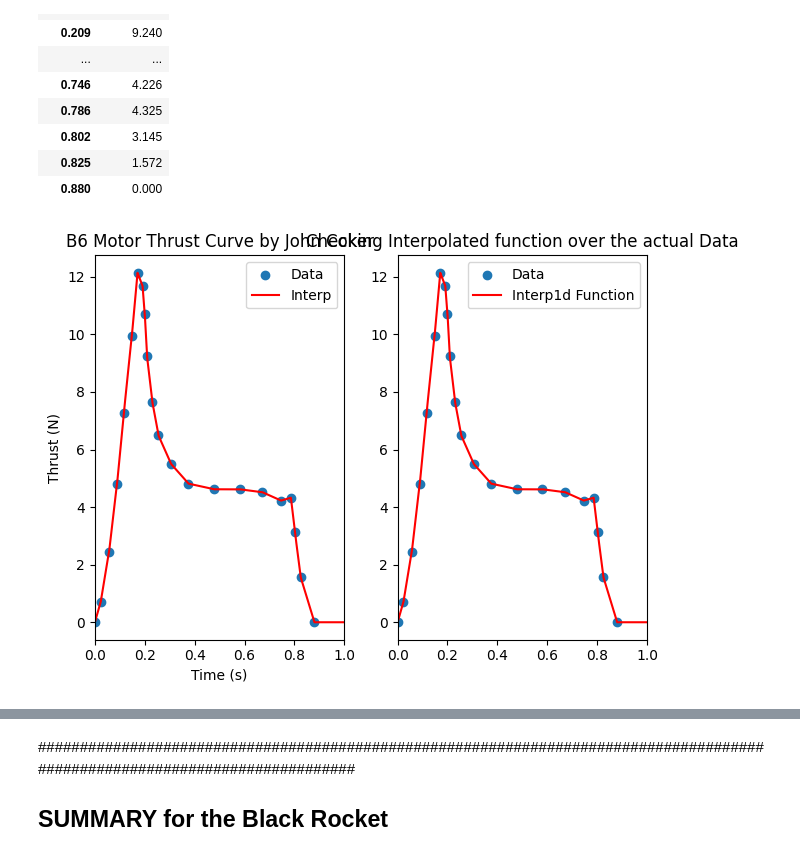
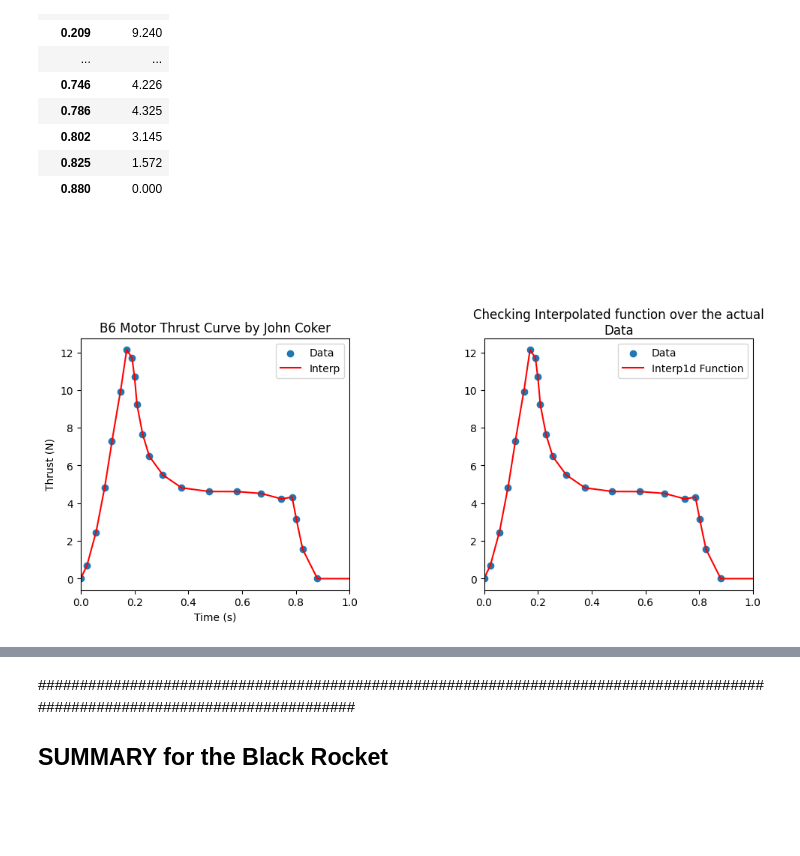
Before and after one commit to BamtolYy/rocket, a Jupyter notebook: simulation/2DRocketSimDraft.ipynb, the cells around one changed output, grey strips where cells are left out. Drawn from its saved outputs; the diff is of its cells as text; code cells hidden in the pictures; blank space fills up the shorter version.

Commit message:
two thrust graphs side by side

```diff
--- a/simulation/2DRocketSimDraft.ipynb
+++ b/simulation/2DRocketSimDraft.ipynb
@@ -202,35 +202,36 @@ fit = np.interp(t, ThrustData[:,0],ThrustData[:,1])
 #     return a*x + b
 # for i in range(0,len(ThrustData)-1):
 #     timeForCurveFit = np.arange(ThrustData[i,0],ThrustData[i+1,0]+tstep,tstep)
 #     constants       = curve_fit(linear, ThrustData[i:i+2,0], ThrustData[i:i+2,1])
 #     a = constants[0][0]
 #     b = constants[0][1]
 #     for j in timeForCurveFit:
 #         fit.append(linear(j, a,b))
 #         curvetime.append(j)
 # fit = np.array(fit)
 # curvetime = np.array(curvetime)
 plt.subplot(1,2,1)
 plt.scatter(ThrustData[:,0],ThrustData[:,1])
 plt.plot(t,fit, color ='red')
 plt.title('B6 Motor Thrust Curve by John Coker')
 plt.xlabel('Time (s)')
 plt.ylabel('Thrust (N)')
 plt.xlim([0,1])
 plt.legend(['Data','Interp'])
 
 thrust_function = interp1d(t,fit)
 plt.subplot(1,2,2)
 plt.scatter(ThrustData[:,0],ThrustData[:,1])
 plt.plot(t,thrust_function(t),color="red")
-plt.title('Checking Interpolated function over the actual Data')
+plt.title('Checking Interpolated function over the actual Data', wrap=True)
 plt.xlim([0,1])
 plt.legend(['Data','Interp1d Function'])
 
 plt.tight_layout()
+plt.subplots_adjust(left=0.1, right=1.5, top=0.8, bottom=0.1, wspace=0.5, hspace=0.4)
 plt.show()
 # %% [output]
-[figure, old version]
+[figure, new version]
 # %%
 # ## Second attempt at fitting Thrust Curve to be used in the ODE
 # def func(x, a, b):
```
Also changed, not shown: parts of 6 cells of this notebook.
